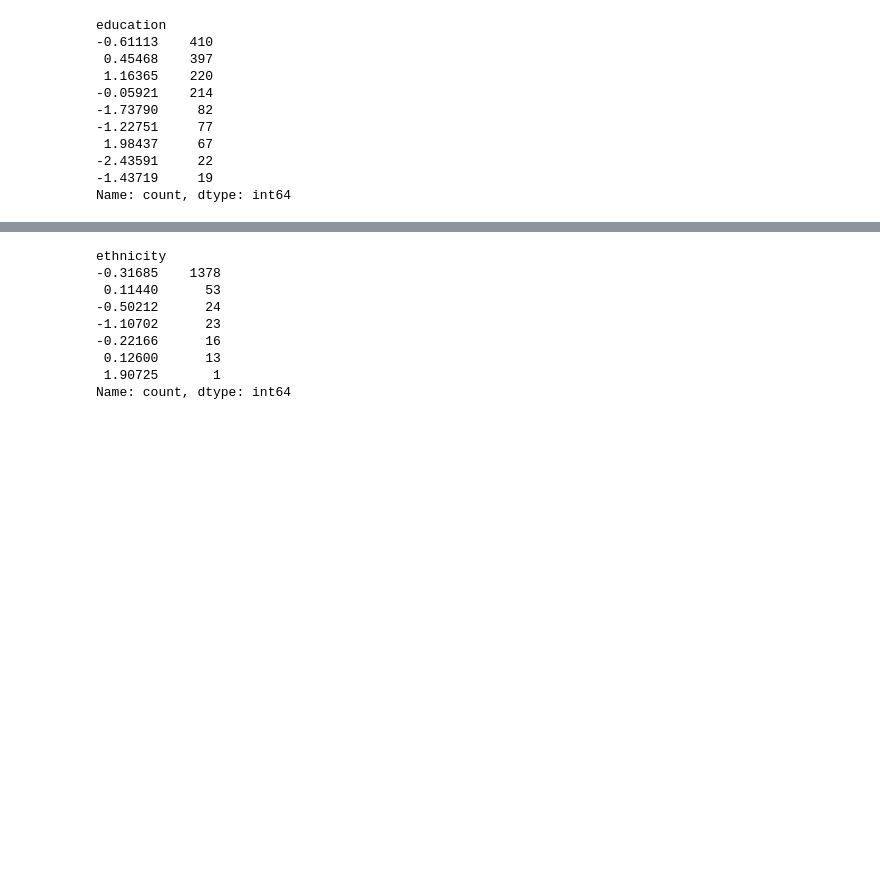
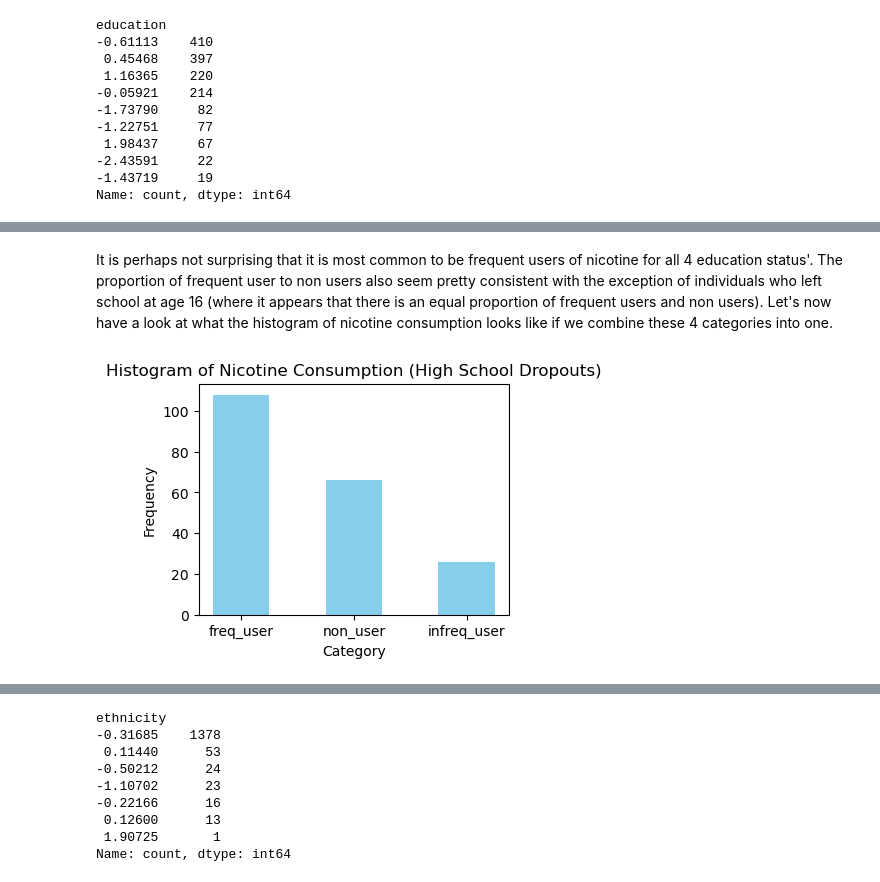
Before and after one commit to skyefung02/DrugConsumptionProject, a Jupyter notebook: data_exploration_visualisation.ipynb, the cells around one changed output, grey strips where cells are left out. Cells and saved outputs as stored; diff of their text form; code cells hidden in the pictures; blank space fills up the shorter version.

```diff
--- a/data_exploration_visualisation.ipynb
+++ b/data_exploration_visualisation.ipynb
@@ -183,0 +245,14 @@ Name: count, dtype: int64
+# %% [markdown]
+It is perhaps not surprising that it is most common to be frequent users of nicotine for all 4 education status'. The proportion of frequent user to non users also seem pretty consistent with the exception of individuals who left school at age 16 (where it appears that there is an equal proportion of frequent users and non users). Let's now have a look at what the histogram of nicotine consumption looks like if we combine these 4 categories into one.
+# %%
+nictrain_set_dropouts = nictrain_set[nictrain_set['education'].isin([-2.43591, -1.73790, -1.43719, -1.22751])]
+nicotine_counts_dropouts = nictrain_set_dropouts['nicotine'].value_counts()
+
+plt.figure(figsize=(4, 3))
+plt.bar(nicotine_counts_dropouts.index, nicotine_counts_dropouts.values, color='skyblue', width = 0.5)
+plt.xlabel('Category')
+plt.ylabel('Frequency')
+plt.title('Histogram of Nicotine Consumption (High School Dropouts)')
+plt.show()
+# %% [output]
+[figure, added]
```
Also changed, not shown: parts of 25 cells of this notebook, 1 other file.
